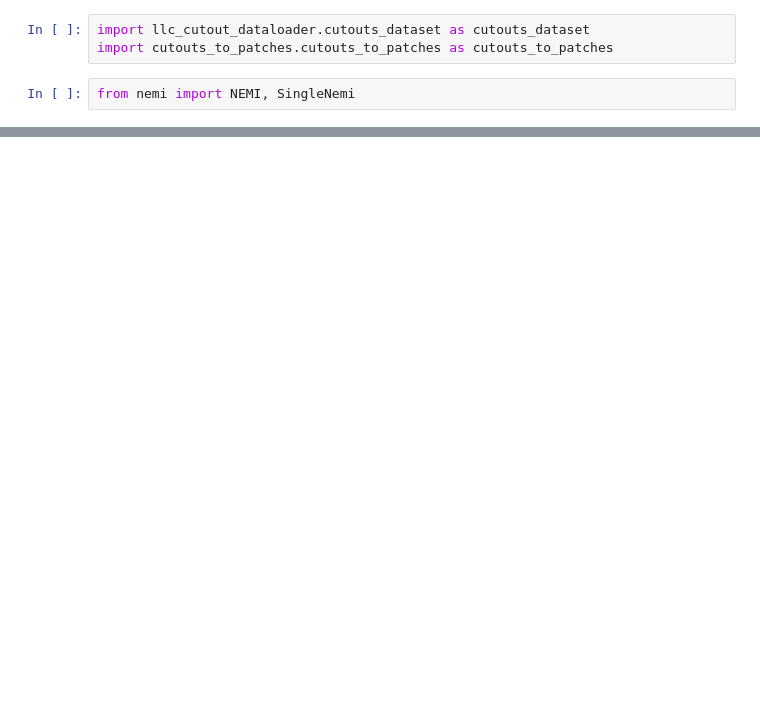
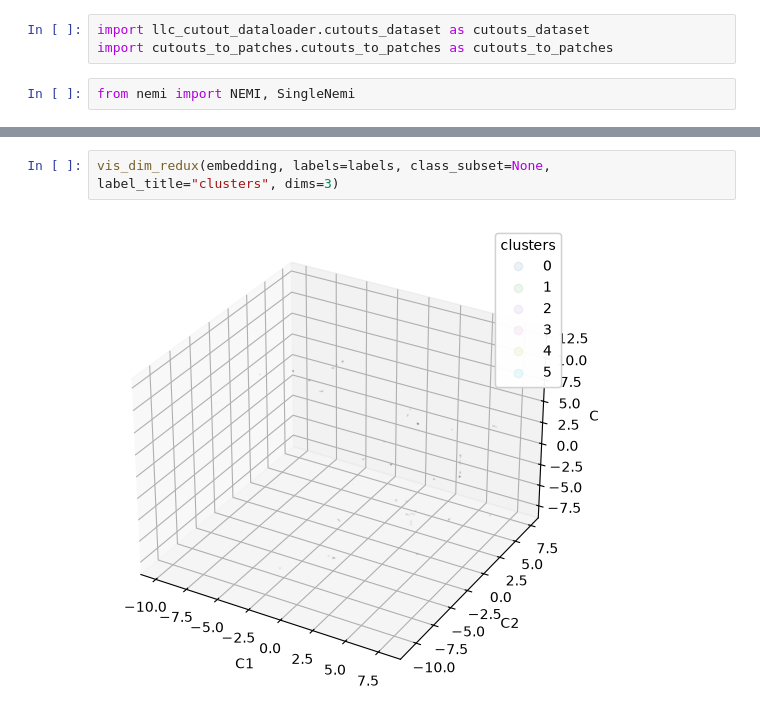
Before and after one commit to Sea-Meets-the-Stars/DBOF_Representation_Learning, a Jupyter notebook: notebooks/NEMI.ipynb, the cells around one changed output, grey strips where cells are left out. Saved outputs shown, nothing was run; the diff lists cells and outputs as text; blank space fills up the shorter version.

```diff
--- a/notebooks/NEMI.ipynb
+++ b/notebooks/NEMI.ipynb
@@ -42,0 +151,4 @@ print("labels", labels.shape, "| embedding", embedding.shape)
+# %%
+vis_dim_redux(embedding, labels=labels, class_subset=None, label_title="clusters", dims=3)
+# %% [output]
+[figure, added]
```
Also changed, not shown: parts of 8 cells of this notebook.
